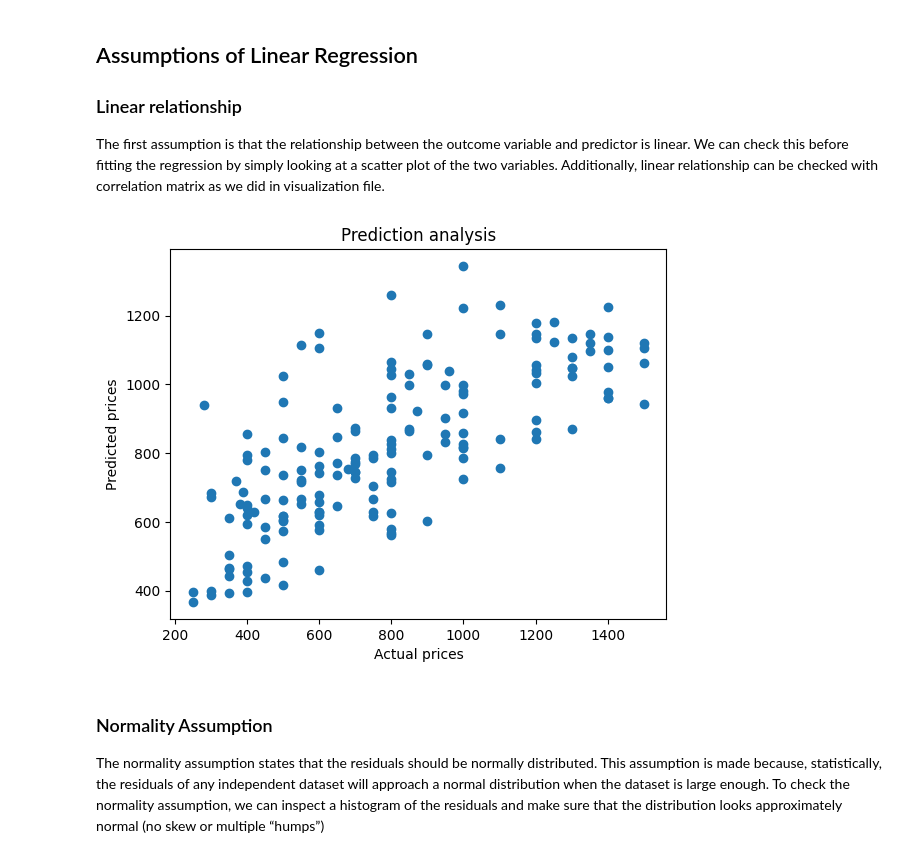
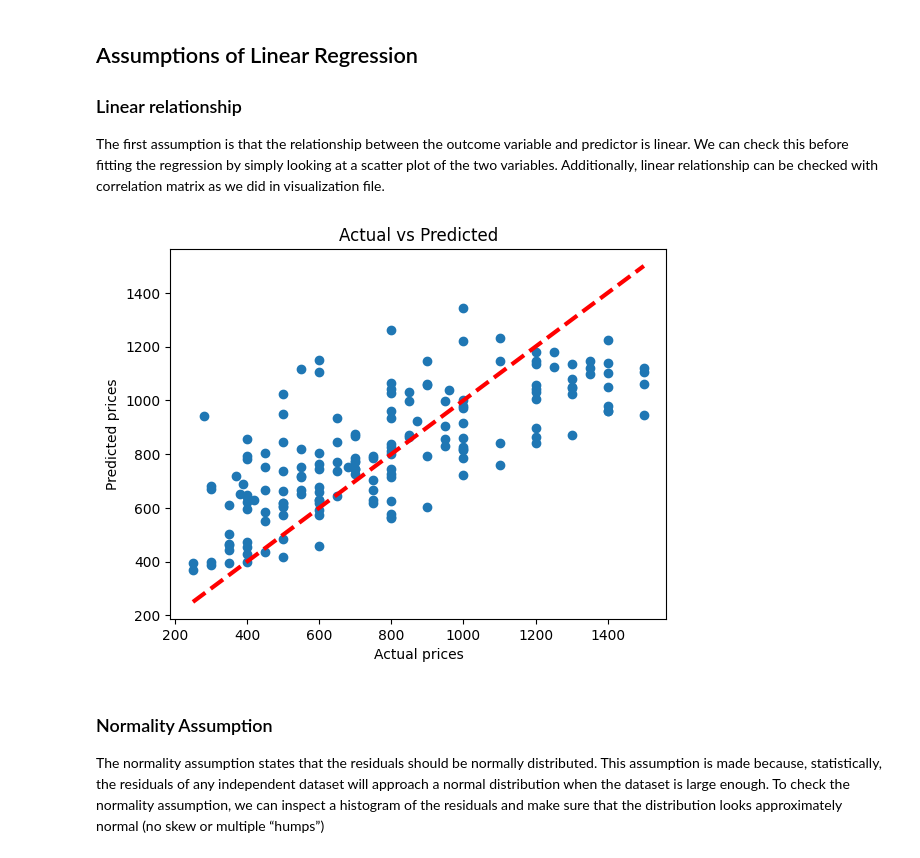
Before and after one commit to dvd998/apartment-data-analysis, a Jupyter notebook: linear-regr.ipynb, the cells around one changed output. Cells and saved outputs as stored; diff of their text form; code cells hidden in the pictures.

```diff
--- a/linear-regr.ipynb
+++ b/linear-regr.ipynb
@@ -37,16 +37,17 @@ The first assumption is that the relationship between the outcome variable and p
 # %%
 model = LinearRegression()
 model.fit(x_train, y_train)
 
 y_predict = model.predict(x_test)
 
 plt.scatter(y_test, y_predict)
+plt.plot([min(y_test), max(y_test)], [min(y_test), max(y_test)], 'r--', lw=3)
 plt.xlabel('Actual prices')
 plt.ylabel('Predicted prices')
-plt.title('Prediction analysis')
+plt.title('Actual vs Predicted')
 plt.show()
 # %% [output]
-[figure, old version]
+[figure, new version]
 # %% [markdown]
 ### Normality Assumption
 The normality assumption states that the residuals should be normally distributed. This assumption is made because, statistically, the residuals of any independent dataset will approach a normal distribution when the dataset is large enough.
```
Also changed, not shown: parts of 1 cell of this notebook, 12 other files.
